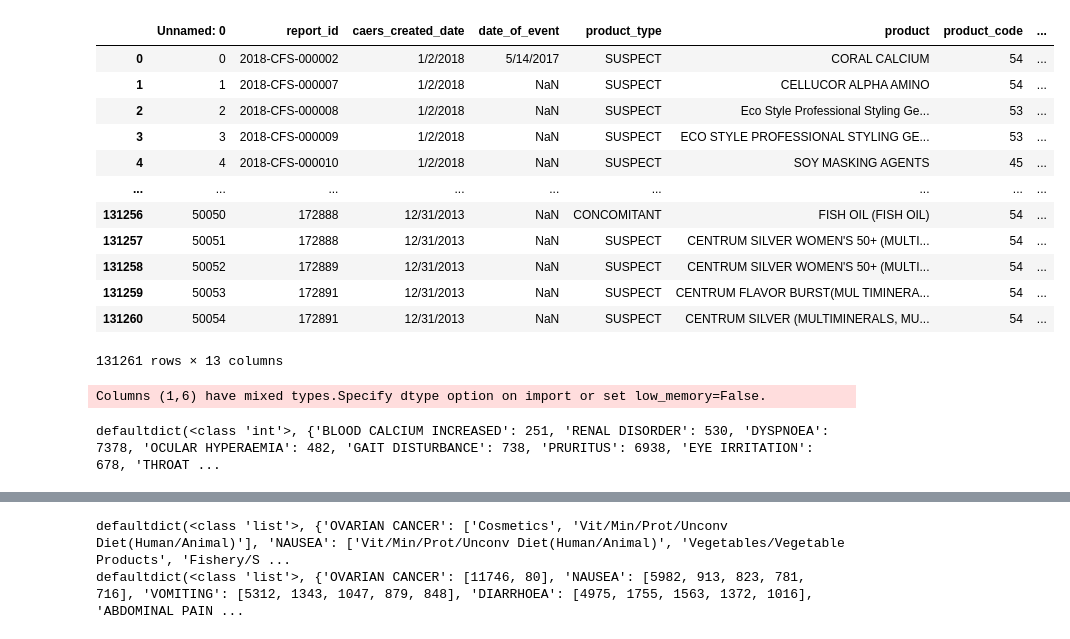
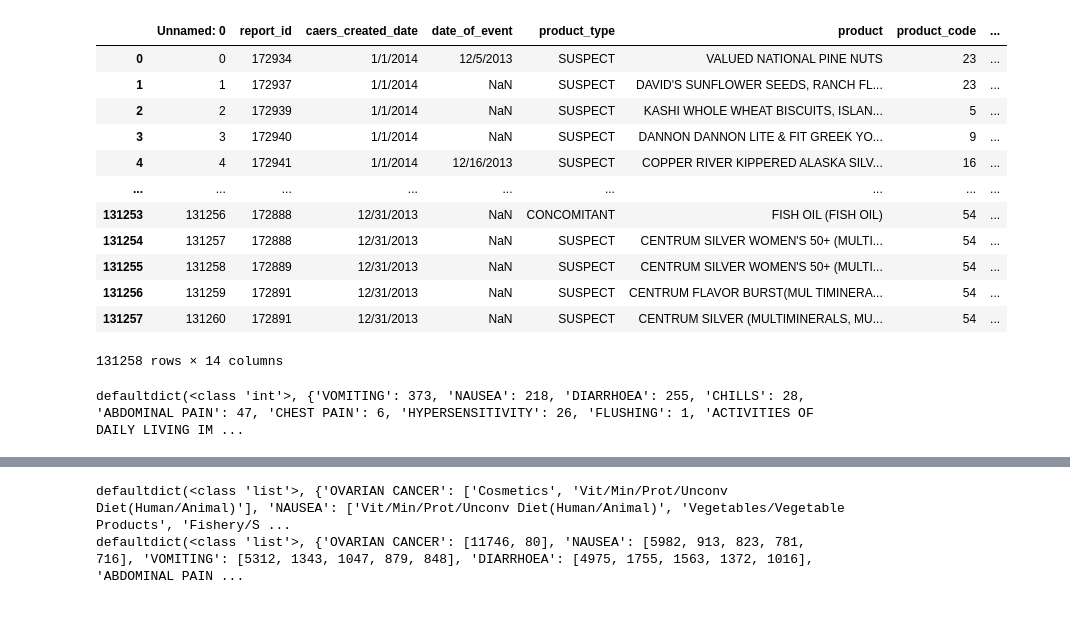
Before and after one commit to AdityaR-Bits/adverse_food_events_analysis-1, a Jupyter notebook: notebooks/SymptomvsProduct.ipynb, the cells around one changed output, grey strips where cells are left out. Cells and saved outputs as stored; diff of their text form; code cells hidden in the pictures.

Commit message:
symptoms add

```diff
--- a/notebooks/SymptomvsProduct.ipynb
+++ b/notebooks/SymptomvsProduct.ipynb
@@ -8,43 +9,53 @@ import plotly.express as px
 # %%
-data=pd.read_csv("../data/processed/clean_data.csv")
+data=pd.read_csv("../data/processed/clean_brand_data.csv")
 data
 # %% [output]
 |  | Unnamed: 0 | report_id | caers_created_date | date_of_event | product_type | product | product_code | ... |
-| 0 | 0 | 2018-CFS-000002 | 1/2/2018 | 5/14/2017 | SUSPECT | CORAL CALCIUM | 54 | ... |
-| 1 | 1 | 2018-CFS-000007 | 1/2/2018 | NaN | SUSPECT | CELLUCOR ALPHA AMINO | 54 | ... |
-| 2 | 2 | 2018-CFS-000008 | 1/2/2018 | NaN | SUSPECT | Eco Style Professional Styling Ge... | 53 | ... |
-| 3 | 3 | 2018-CFS-000009 | 1/2/2018 | NaN | SUSPECT | ECO STYLE PROFESSIONAL STYLING GE... | 53 | ... |
-| 4 | 4 | 2018-CFS-000010 | 1/2/2018 | NaN | SUSPECT | SOY MASKING AGENTS | 45 | ... |
+| 0 | 0 | 172934 | 1/1/2014 | 12/5/2013 | SUSPECT | VALUED NATIONAL PINE NUTS | 23 | ... |
+| 1 | 1 | 172937 | 1/1/2014 | NaN | SUSPECT | DAVID'S SUNFLOWER SEEDS, RANCH FL... | 23 | ... |
+| 2 | 2 | 172939 | 1/1/2014 | NaN | SUSPECT | KASHI WHOLE WHEAT BISCUITS, ISLAN... | 5 | ... |
+| 3 | 3 | 172940 | 1/1/2014 | NaN | SUSPECT | DANNON DANNON LITE & FIT GREEK YO... | 9 | ... |
+| 4 | 4 | 172941 | 1/1/2014 | 12/16/2013 | SUSPECT | COPPER RIVER KIPPERED ALASKA SILV... | 16 | ... |
 | ... | ... | ... | ... | ... | ... | ... | ... | ... |
-| 131256 | 50050 | 172888 | 12/31/2013 | NaN | CONCOMITANT | FISH OIL (FISH OIL) | 54 | ... |
-| 131257 | 50051 | 172888 | 12/31/2013 | NaN | SUSPECT | CENTRUM SILVER WOMEN'S 50+ (MULTI... | 54 | ... |
-| 131258 | 50052 | 172889 | 12/31/2013 | NaN | SUSPECT | CENTRUM SILVER WOMEN'S 50+ (MULTI... | 54 | ... |
-| 131259 | 50053 | 172891 | 12/31/2013 | NaN | SUSPECT | CENTRUM FLAVOR BURST(MUL TIMINERA... | 54 | ... |
-| 131260 | 50054 | 172891 | 12/31/2013 | NaN | SUSPECT | CENTRUM SILVER (MULTIMINERALS, MU... | 54 | ... |
+| 131253 | 131256 | 172888 | 12/31/2013 | NaN | CONCOMITANT | FISH OIL (FISH OIL) | 54 | ... |
+| 131254 | 131257 | 172888 | 12/31/2013 | NaN | SUSPECT | CENTRUM SILVER WOMEN'S 50+ (MULTI... | 54 | ... |
+| 131255 | 131258 | 172889 | 12/31/2013 | NaN | SUSPECT | CENTRUM SILVER WOMEN'S 50+ (MULTI... | 54 | ... |
+| 131256 | 131259 | 172891 | 12/31/2013 | NaN | SUSPECT | CENTRUM FLAVOR BURST(MUL TIMINERA... | 54 | ... |
+| 131257 | 131260 | 172891 | 12/31/2013 | NaN | SUSPECT | CENTRUM SILVER (MULTIMINERALS, MU... | 54 | ... |
-131261 rows × 13 columns
+131258 rows × 14 columns
 # %%
-def symptom_counter(file_name):
-    """This function will return a dictionary containing counts of each symptom present in data file
+def symptom_counter(file_name: str, variable: int = 0):
+    """This function will return a dictionary containing counts of each symptom present in data file under a given condition,
+    dictated by variable
 
     Args:
         file_name (str): The CSV file on which function will execute
+        cosmetic (int): 0 -> all categories, all products
+                        1 -> only for cosmetics as a categorie
+                        2 -> only for quorn as a product
 
     Returns:
-        [dictionary]: A dictionary with keys as symptoms and values as total count
+        (dictionary): A dictionary with keys as symptoms and values as total count
     """
+    assert isinstance(file_name, str) and len(file_name)>0 , "file_name is either empty or not a string"
+    assert isinstance(variable, int) and 0<=variable<=2, "variable is not an integer in the range [0,2]"
     dic=defaultdict(int)
     data=pd.read_csv(file_name)
+    if variable==1: data=data.drop(data.index[(data['category']!='Cosmetics')])
+    elif variable==2: data=data.drop(data.index[(data['brand']!='QUORN')])
     for dat in data["medra_preferred_terms"]:
-        if dat== '' or pd.isnull(dat):
-            continue
+        if dat== '' or pd.isnull(dat): continue
         lis=dat.split(",")
         for i in lis:
             i=i.strip()
             dic[i]+=1
+    if variable==1:
+        del dic["DEATH"] #Since this is probably an error made by doctors, it should be an outcome not a symptom
+        del dic["INJURY"] #Since this is probably an error made by doctors, it should be an outcome not a symptom
     return dic
 
-file_name="../data/processed/clean_data.csv"
-symptom_counter(file_name)
+file_name="../data/processed/clean_brand_data.csv"
+dic=symptom_counter(file_name,2)
+print(dic)
 # %% [output]
-Columns (1,6) have mixed types.Specify dtype option on import or set low_memory=False.
+defaultdict(<class 'int'>, {'VOMITING': 373, 'NAUSEA': 218, 'DIARRHOEA': 255, 'CHILLS': 28, 'ABDOMINAL PAIN': 47, 'CHEST PAIN': 6, 'HYPERSENSITIVITY': 26, 'FLUSHING': 1, 'ACTIVITIES OF DAILY LIVING IM ...
-defaultdict(<class 'int'>, {'BLOOD CALCIUM INCREASED': 251, 'RENAL DISORDER': 530, 'DYSPNOEA': 7378, 'OCULAR HYPERAEMIA': 482, 'GAIT DISTURBANCE': 738, 'PRURITUS': 6938, 'EYE IRRITATION': 678, 'THROAT ...
```
Also changed, not shown: parts of 19 cells of this notebook.
